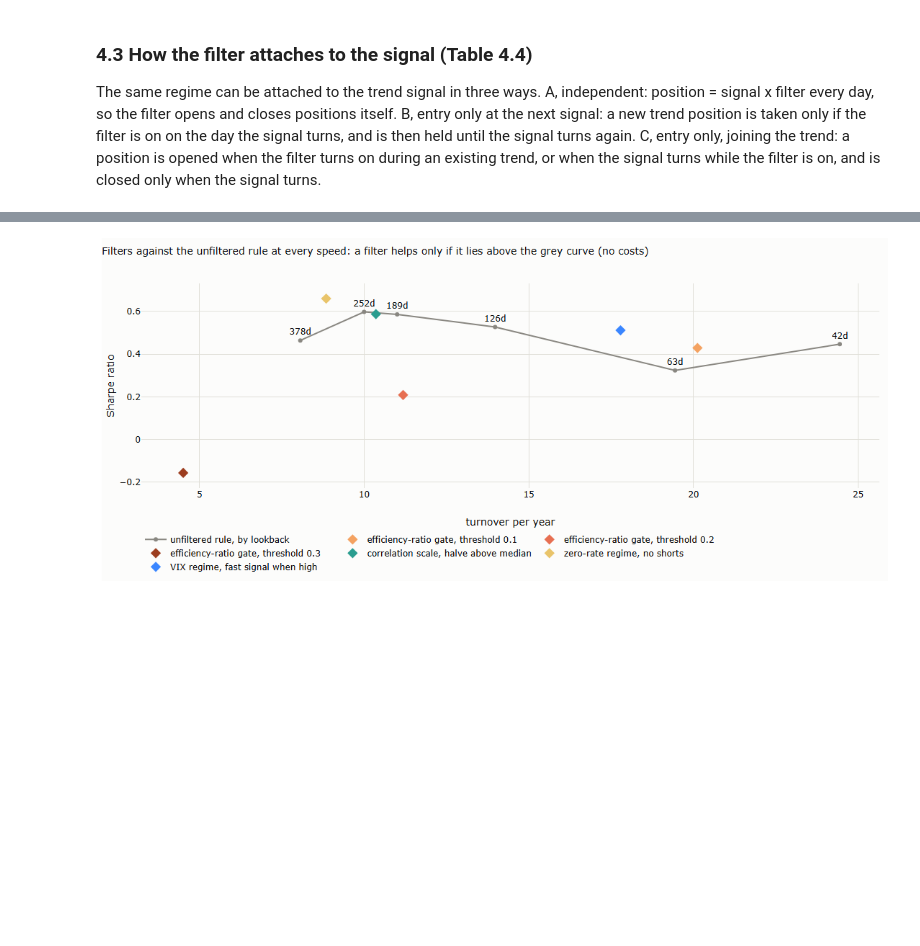
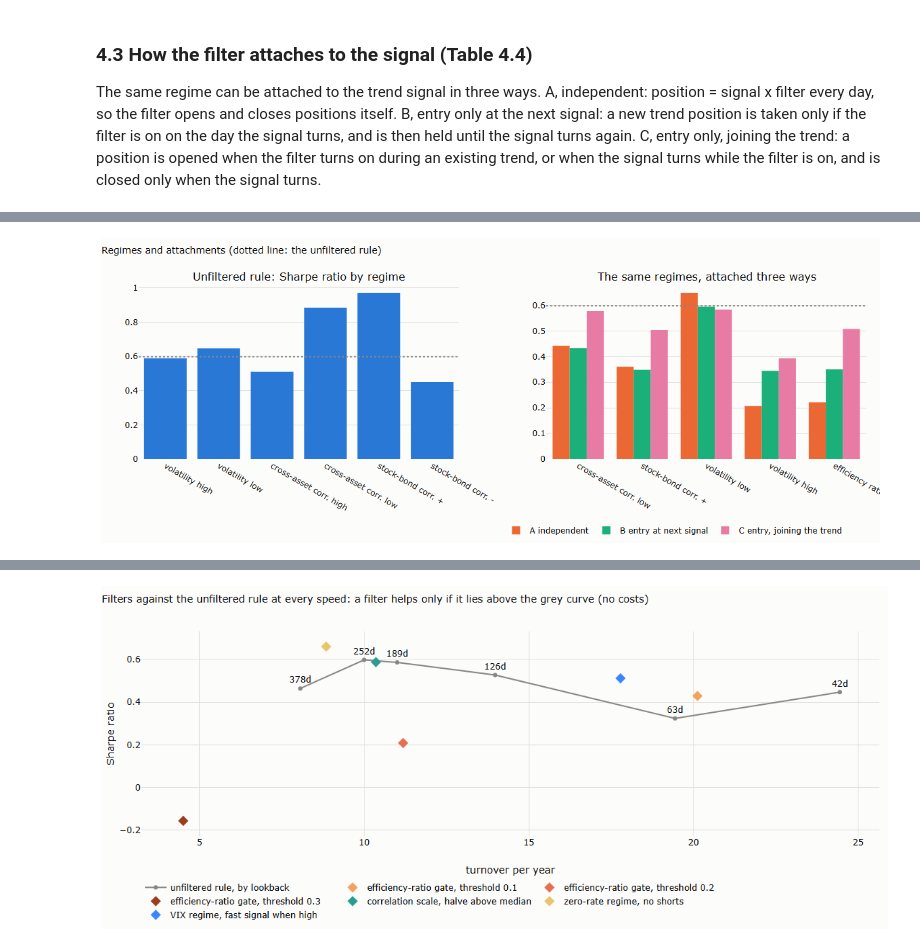
Before and after one commit to MaxGnesi/systematic-trading-notes, a Jupyter notebook: lectures/08-filters-and-overlays/08_filters_and_overlays.ipynb, the cells around one changed output, grey strips where cells are left out. Cells and saved outputs as stored; diff of their text form; code cells hidden in the pictures; blank space fills up the shorter version.

```diff
--- a/lectures/08-filters-and-overlays/08_filters_and_overlays.ipynb
+++ b/lectures/08-filters-and-overlays/08_filters_and_overlays.ipynb
@@ -302,0 +453,19 @@ display(attach_table[["time in market", "turnover per year", "Sharpe, no costs",
+# %%
+# chart G.3: performance by regime, and the three attachments
+fig = make_subplots(rows=1, cols=2, horizontal_spacing=0.12, subplot_titles=("Unfiltered rule: Sharpe ratio by regime", "The same regimes, attached three ways"))
+lab_map = {"asset volatility above its median": "volatility high", "asset volatility below its median": "volatility low",
+           "cross-basket correlation above its median": "cross-asset corr. high", "cross-basket correlation below its median": "cross-asset corr. low",
+           "stock-bond correlation positive": "stock-bond corr. +", "stock-bond correlation negative": "stock-bond corr. -"}
+fig.add_bar(x=[lab_map[k] for k in regimes.index], y=regimes["Sharpe ratio of the unfiltered rule"], marker_color=SERIES[0], showlegend=False, row=1, col=1)
+fig.add_hline(y=float(np.sqrt(252) * base_port.mean() / base_port.std()), line=dict(color=MUTED, dash="dot"), row=1, col=1)
+for j, mode_lab in enumerate(["A independent", "B entry at next signal", "C entry, joining the trend"]):
+    sub = attach_table.xs(mode_lab, level=1)
+    short = {"cross-asset-class correlation low": "cross-asset corr. low", "stock-bond correlation positive": "stock-bond corr. +", "asset volatility low": "volatility low", "asset volatility high": "volatility high", "efficiency ratio above 0.2": "efficiency ratio > 0.2"}
+    fig.add_bar(x=[short[k] for k in sub.index], y=sub["Sharpe, no costs"], name=mode_lab, marker_color=SERIES[j + 1], row=1, col=2)
+fig.add_hline(y=float(np.sqrt(252) * base_port.mean() / base_port.std()), line=dict(color=MUTED, dash="dot"), row=1, col=2)
+fig.update_layout(title="Regimes and attachments (dotted line: the unfiltered rule)", barmode="group", height=480, width=1150, margin=dict(t=90, b=120),
+                  legend=dict(orientation="h", y=-0.35, x=0.5))
+save_figure(fig, "08_03_regimes_attachments", FIG)
+fig
+# %% [output]
+[figure, added]
```
Also changed, not shown: parts of 9 cells of this notebook, 5 other files.
